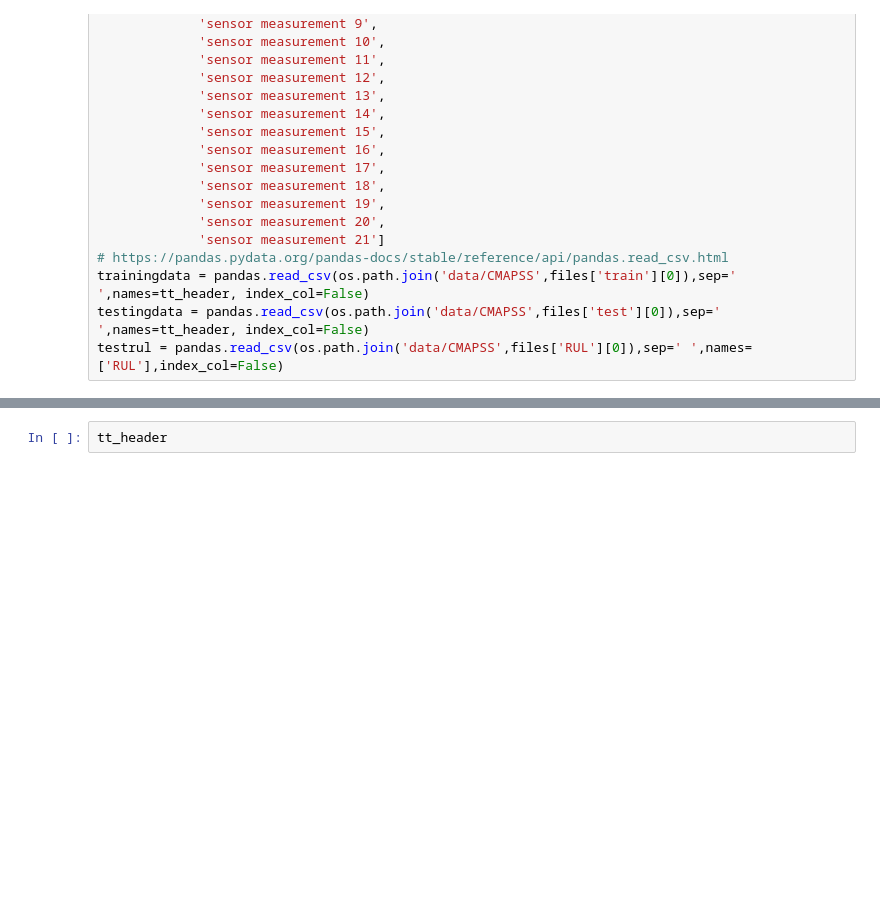
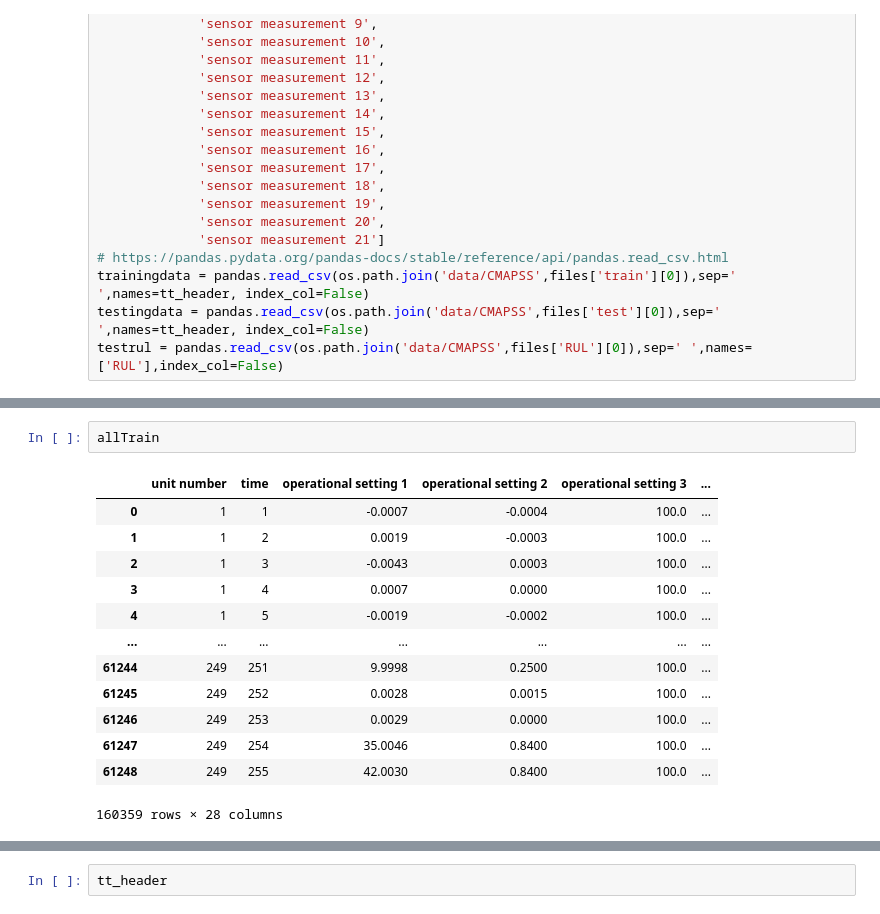
Before and after one commit to jonititan/PythonExamples, a Jupyter notebook: content/Prognostics.ipynb, the cells around one changed output, grey strips where cells are left out. Drawn from its saved outputs; the diff is of its cells as text; blank space fills up the shorter version.

```diff
--- a/content/Prognostics.ipynb
+++ b/content/Prognostics.ipynb
@@ -87,0 +127,16 @@ testrul = pandas.read_csv(os.path.join('data/CMAPSS',files['RUL'][0]),sep=' ',na
+# %%
+allTrain
+# %% [output]
+|  | unit number | time | operational setting 1 | operational setting 2 | operational setting 3 | ... |
+| 0 | 1 | 1 | -0.0007 | -0.0004 | 100.0 | ... |
+| 1 | 1 | 2 | 0.0019 | -0.0003 | 100.0 | ... |
+| 2 | 1 | 3 | -0.0043 | 0.0003 | 100.0 | ... |
+| 3 | 1 | 4 | 0.0007 | 0.0000 | 100.0 | ... |
+| 4 | 1 | 5 | -0.0019 | -0.0002 | 100.0 | ... |
+| ... | ... | ... | ... | ... | ... | ... |
+| 61244 | 249 | 251 | 9.9998 | 0.2500 | 100.0 | ... |
+| 61245 | 249 | 252 | 0.0028 | 0.0015 | 100.0 | ... |
+| 61246 | 249 | 253 | 0.0029 | 0.0000 | 100.0 | ... |
+| 61247 | 249 | 254 | 35.0046 | 0.8400 | 100.0 | ... |
+| 61248 | 249 | 255 | 42.0030 | 0.8400 | 100.0 | ... |
+160359 rows × 28 columns
```
Also changed, not shown: parts of 20 cells of this notebook, 1 other file.
